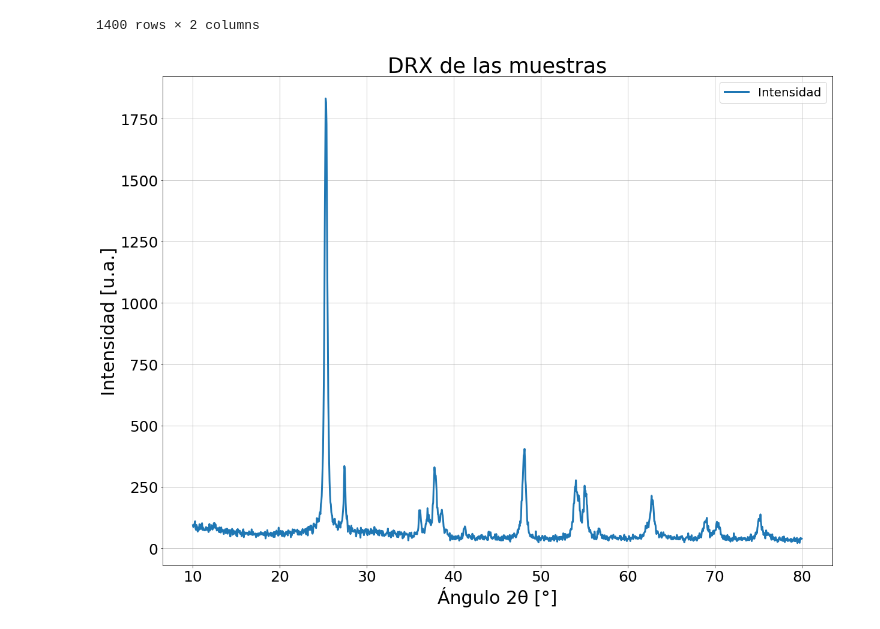
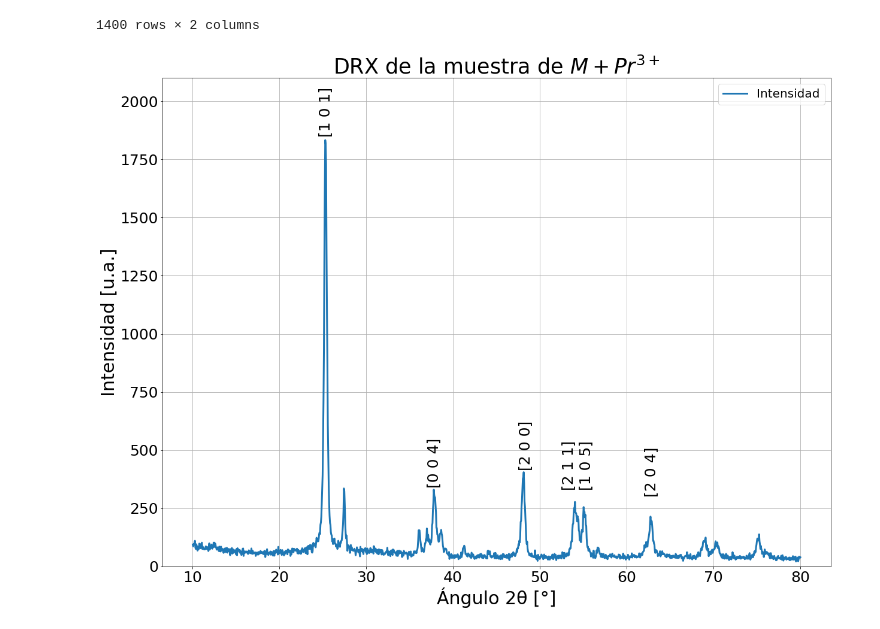
Before and after one commit to juanF9910/Rare_earths, a Jupyter notebook: absor.ipynb, the cells around one changed output. Saved outputs shown, nothing was run; the diff lists cells and outputs as text; code cells hidden in the pictures.

```diff
--- a/absor.ipynb
+++ b/absor.ipynb
@@ -393,5 +406,5 @@ Factor de ganancia: 1.0299553498209622
 # %%
-df4=pd.read_excel("data/drx.xlsx", skiprows=8)
+df4=pd.read_excel("data/Drx/drx.xlsx", skiprows=8)
 df4
 # %% [output]
 |  | 10 | 93 |
@@ -459,15 +472,23 @@ df4
 # %%
 fig, ax=plt.subplots(1,1, figsize=(20,15))
 
 ax.plot(df4['ang'], df4['I'], lw=3,label='Intensidad')
 
 ax.set_xlabel("Ángulo 2θ [°]", fontsize=30)
 ax.set_ylabel("Intensidad [u.a.]", fontsize=30)
 ax.tick_params(axis='x', labelsize=25)
 ax.tick_params(axis='y', labelsize=25)
-ax.set_title("DRX de las muestras", fontsize=35)
+ax.set_title(r"DRX de la muestra de $M+Pr^{3+}$", fontsize=35)
 ax.legend(fontsize=20)
 ax.grid()
+ax.text(24.5, 1860, r'[1 0 1]', fontsize=25, color='k', rotation=90)
+ax.text(37, 350, r'[0 0 4]', fontsize=25, color='k', rotation=90)
+ax.text(47.5, 425, r'[2 0 0]', fontsize=25, color='k', rotation=90)
+ax.text(52.5, 340, r'[2 1 1]', fontsize=25, color='k', rotation=90)
+ax.text(54.5, 340, r'[1 0 5]', fontsize=25, color='k', rotation=90)
+ax.text(62, 310, r'[2 0 4]', fontsize=25, color='k', rotation=90)
+plt.ylim(0, 2100)
 plt.show()
+fig.savefig("drx.svg", dpi=300, format="svg")
 # %% [output]
-[figure, old version]
+[figure, new version]
```
Also changed, not shown: parts of 13 cells of this notebook, 18 other files.
